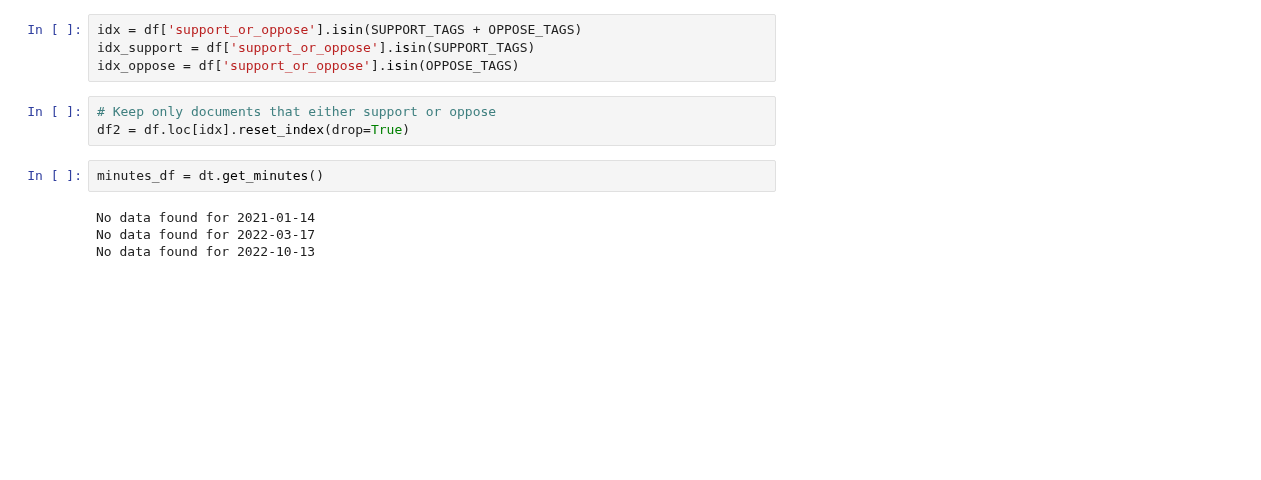
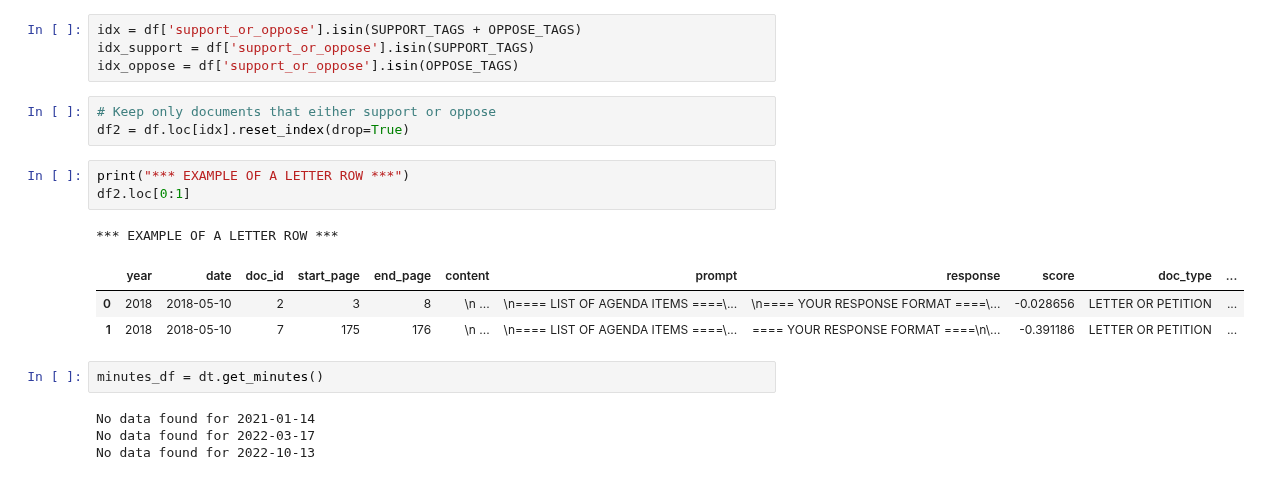
Before and after one commit to ed-kung/lacpc, a Jupyter notebook: src/notebooks/predict-outcome.ipynb, the cells around one changed output. Cells and saved outputs as stored; diff of their text form; blank space fills up the shorter version.

```diff
--- a/src/notebooks/predict-outcome.ipynb
+++ b/src/notebooks/predict-outcome.ipynb
@@ -38,6 +38,14 @@ idx_oppose = df['support_or_oppose'].isin(OPPOSE_TAGS)
 # %%
 # Keep only documents that either support or oppose
 df2 = df.loc[idx].reset_index(drop=True)
+# %%
+print("*** EXAMPLE OF A LETTER ROW ***")
+df2.loc[0:1]
+# %% [output]
+*** EXAMPLE OF A LETTER ROW ***
+|  | year | date | doc_id | start_page | end_page | content | prompt | response | score | doc_type | ... |
+| 0 | 2018 | 2018-05-10 | 2 | 3 | 8 | \n ... | \n==== LIST OF AGENDA ITEMS ====\... | \n==== YOUR RESPONSE FORMAT ====\... | -0.028656 | LETTER OR PETITION | ... |
+| 1 | 2018 | 2018-05-10 | 7 | 175 | 176 | \n ... | \n==== LIST OF AGENDA ITEMS ====\... | ==== YOUR RESPONSE FORMAT ====\n\... | -0.391186 | LETTER OR PETITION | ... |
 # %%
 minutes_df = dt.get_minutes()
 # %% [output]
```
Also changed, not shown: parts of 7 cells of this notebook, 4 other files.
